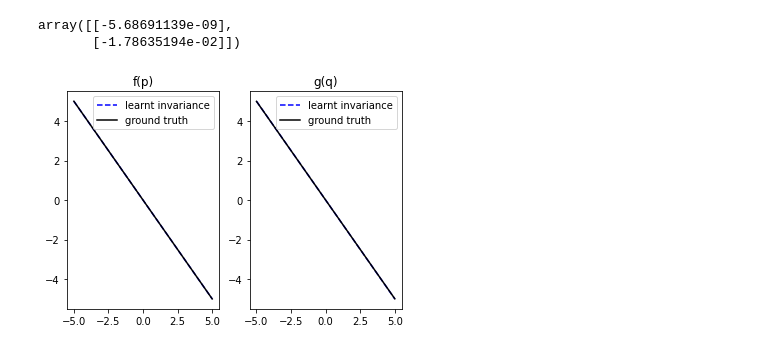
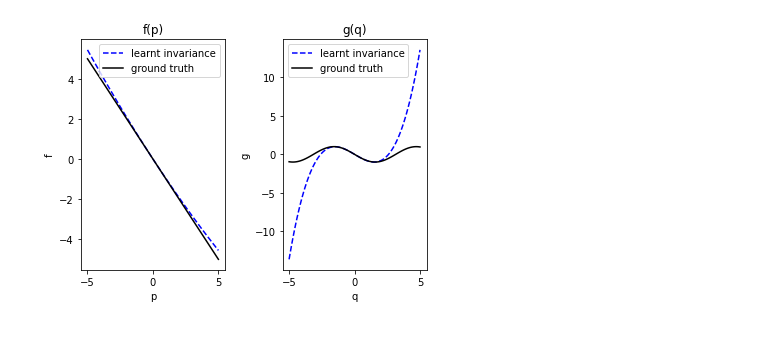
Before and after one commit to charlielao/dynamical_system_invariance_project, a Jupyter notebook: codes/run_param_undamped.ipynb, the cells around one changed output. Saved outputs shown, nothing was run; the diff lists cells and outputs as text; code cells hidden in the pictures.

```diff
--- a/codes/run_param_undamped.ipynb
+++ b/codes/run_param_undamped.ipynb
@@ -37,8 +37,8 @@ known = get_GPR_model(kernel, mean, data, 500)
 print("known: %s"%known.log_marginal_likelihood().numpy())
 latex = ""
 try:
-    for poly_f_d in [1, 2, 3, 4, 5]:
-        for poly_g_d in [1, 2, 3, 4, 5]:
+    for poly_f_d in [3]:
+        for poly_g_d in [4]:
             kernel = get_polynomial_invariance(3, invar_density, jitter, poly_f_d, poly_g_d) #switch
             m = get_GPR_model(kernel, mean, data, 500)
             print("(%s, %s)----------------------"%(poly_f_d, poly_g_d))
@@ -131,24 +126,29 @@ plt.savefig("figures/parameterised_shm_predicted_trajectory.pdf")
-# %%
-m.kernel.f_poly.numpy()
-# %% [output]
-array([[-5.68691139e-09],
-       [-1.78635194e-02]])
 # %%
 from numpy.polynomial import polynomial
 x = np.linspace(-5,5,100)
 multiplier = -m.kernel.f_poly.numpy()[1]
 f = polynomial.Polynomial(np.squeeze(kernel.f_poly.numpy()))
 g = polynomial.Polynomial(np.squeeze(kernel.g_poly.numpy()))
 
 fig, (ax1, ax2) = plt.subplots(1, 2)
 ax1.plot(x, f(x)/multiplier, "--", color="blue", label='learnt invariance')
 ax1.plot(x, -x, label='ground truth', color="black")
 ax1.set_title("f(p)")
+ax1.set_xlabel("p")
+ax1.set_ylabel("f")
 ax1.legend()
 ax2.set_title("g(q)")
 ax2.plot(x, g(x)/multiplier, "--", color="blue",label='learnt invariance')
-ax2.plot(x, -x, color="black", label='ground truth')
+ax2.plot(x, -np.sin(x), color="black", label='ground truth')
 ax2.legend()
-plt.savefig("figures/parameterised_shm_learnt_polynomial.pdf")
+ax2.set_xlabel("q")
+ax2.set_ylabel("g")
+plt.subplots_adjust(left=0.1,
+                    bottom=0.1,
+                    right=0.9,
+                    top=0.9,
+                    wspace=0.4,
+                    hspace=0.4)
+plt.savefig("figures/parameterised_pendulum_learnt_polynomial.pdf")
 # %% [output]
-[figure, old version]
+[figure, new version]
```
Also changed, not shown: parts of 6 cells of this notebook, 6 other files.
